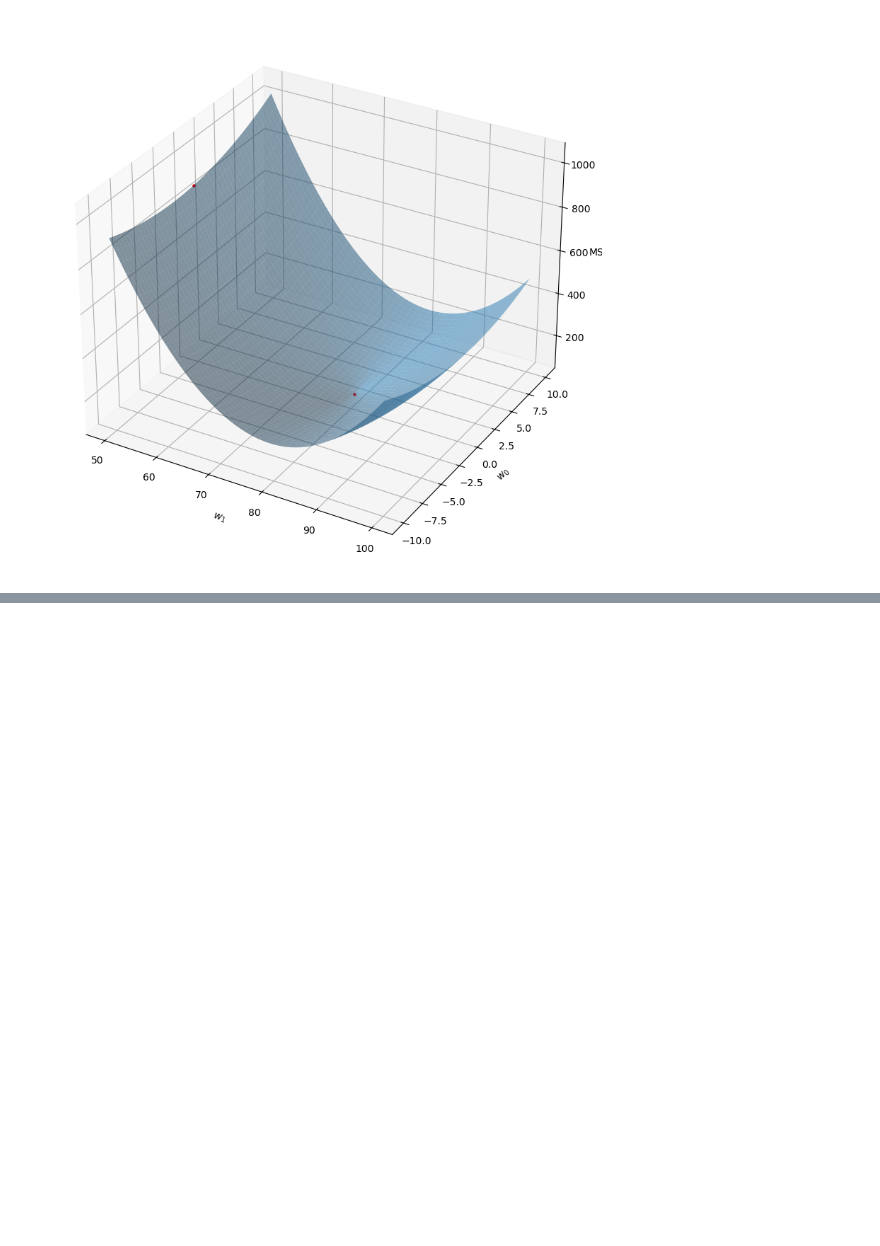
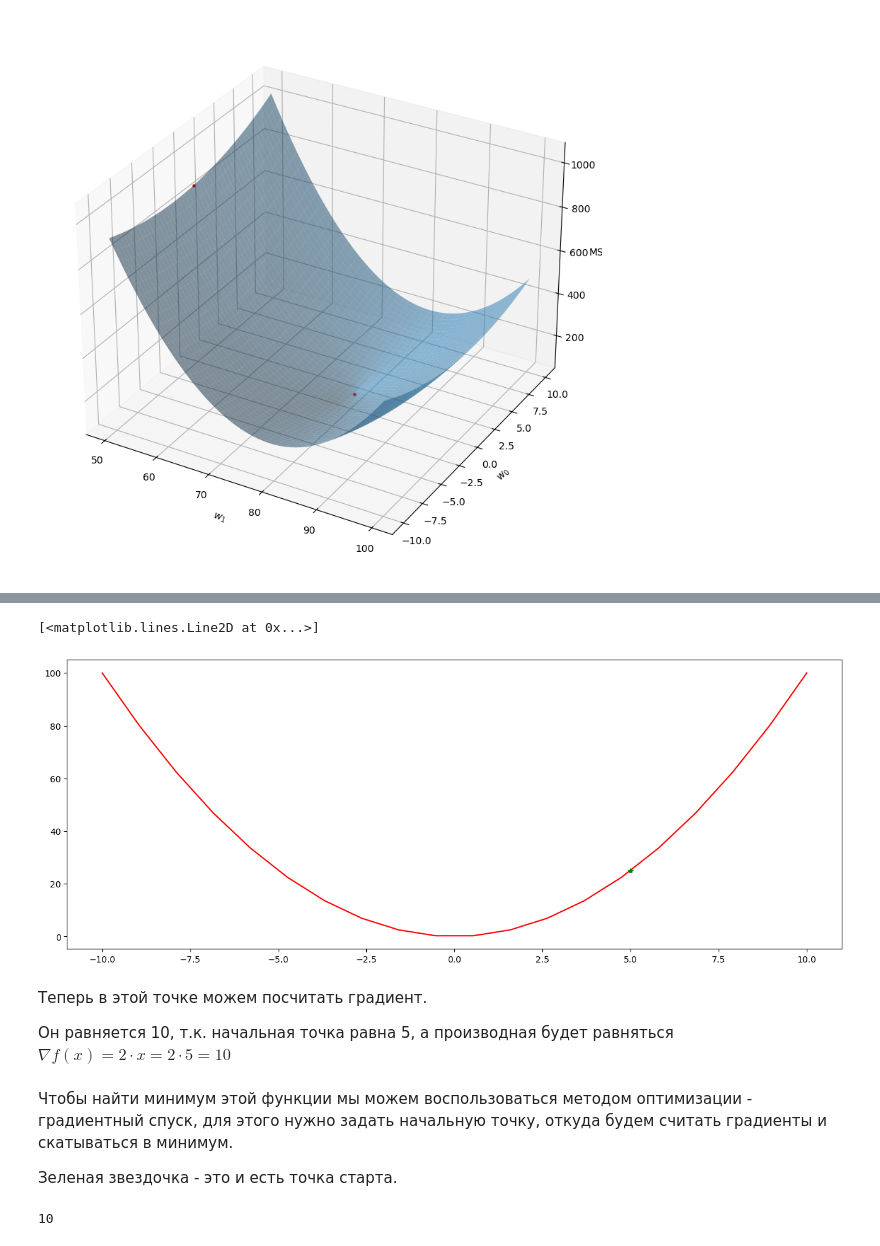
Before and after one commit to artistique1/Data-Science-For-Beginners-from-scratch-SENATOROV, a Jupyter notebook: ML/linear_regression_mse.ipynb, the cells around one changed output, grey strips where cells are left out. Cells and saved outputs as stored; diff of their text form; code cells hidden in the pictures; blank space fills up the shorter version.

```diff
--- a/ML/linear_regression_mse.ipynb
+++ b/ML/linear_regression_mse.ipynb
@@ -277,0 +292,29 @@ plt.show()
+# %%
+# первоначальное точка
+start_point = 5
+
+# для картинки
+D = 10
+
+X = np.linspace(-D, +D, 20)
+Y = func(X)
+
+plt.figure(figsize=(16, 6))
+plt.plot(X, Y, 'r', label='Y(X)')
+plt.plot(start_point, func(start_point), '-*g', label = 'GD')
+# %% [output]
+[<matplotlib.lines.Line2D at 0x...>]
+[figure, added]
+# %% [markdown]
+Теперь в этой точке можем посчитать градиент.
+
+Он равняется 10, т.к. начальная точка равна 5, а производная будет равняться $\nabla f(x) = 2\cdot x = 2 \cdot 5 = 10$
+# %% [markdown]
+Чтобы найти минимум этой функции мы можем воспользоваться методом оптимизации - градиентный спуск, для этого нужно задать начальную точку, откуда будем считать градиенты и скатываться в минимум.
+
+Зеленая звездочка - это и есть точка старта.
+# %%
+grad = gr_func(start_point)
+grad
+# %% [output]
+10
```
Also changed, not shown: parts of 66 cells of this notebook.
